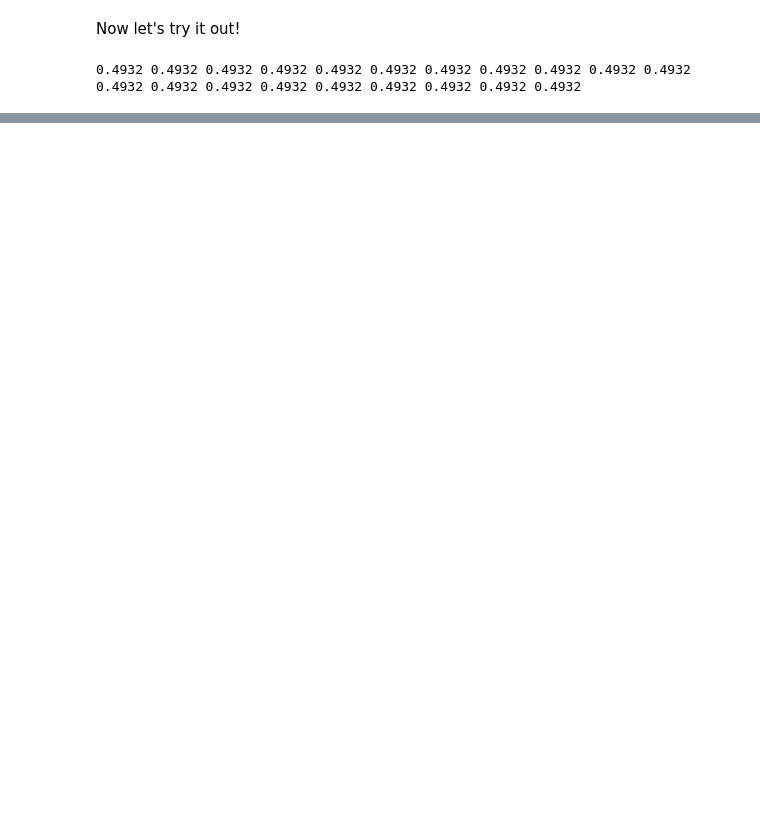
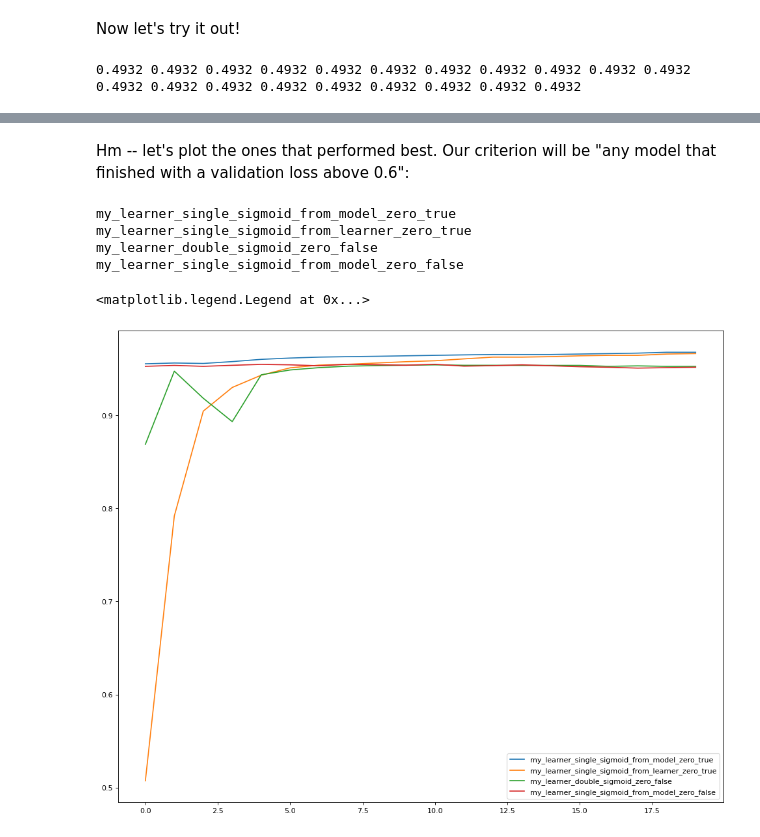
Before and after one commit to chuckmaini/pytorch_notebook_experimentation, a Jupyter notebook: notebooks/DL4C-Chapter_4_Exercise_1-Second_Attempt.ipynb, the cells around one changed output, grey strips where cells are left out. Drawn from its saved outputs; the diff is of its cells as text; code cells hidden in the pictures; blank space fills up the shorter version.

```diff
--- a/notebooks/DL4C-Chapter_4_Exercise_1-Second_Attempt.ipynb
+++ b/notebooks/DL4C-Chapter_4_Exercise_1-Second_Attempt.ipynb
@@ -158,0 +284,18 @@ I did note what looks like double sigmoid: it's in the last layer of the model a
+# %% [markdown]
+Hm -- let's plot the ones that performed best.  Our criterion will be "any model that finished with a validation loss above 0.6":
+# %%
+plt.figure(num=None, figsize=(15, 12), dpi=80, facecolor='w', edgecolor='k')
+
+for model in all_models:
+    if model['model'].valid_loss[-1] > 0.6:
+        # Only show the good ones :-)
+        plt.plot(model['model'].valid_loss, label=model['name'])
+        print(model['name'])
+plt.legend(loc='best')
+# %% [output]
+my_learner_single_sigmoid_from_model_zero_true
+my_learner_single_sigmoid_from_learner_zero_true
+my_learner_double_sigmoid_zero_false
+my_learner_single_sigmoid_from_model_zero_false
+<matplotlib.legend.Legend at 0x...>
+[figure, added]
```
Also changed, not shown: parts of 48 cells of this notebook.
